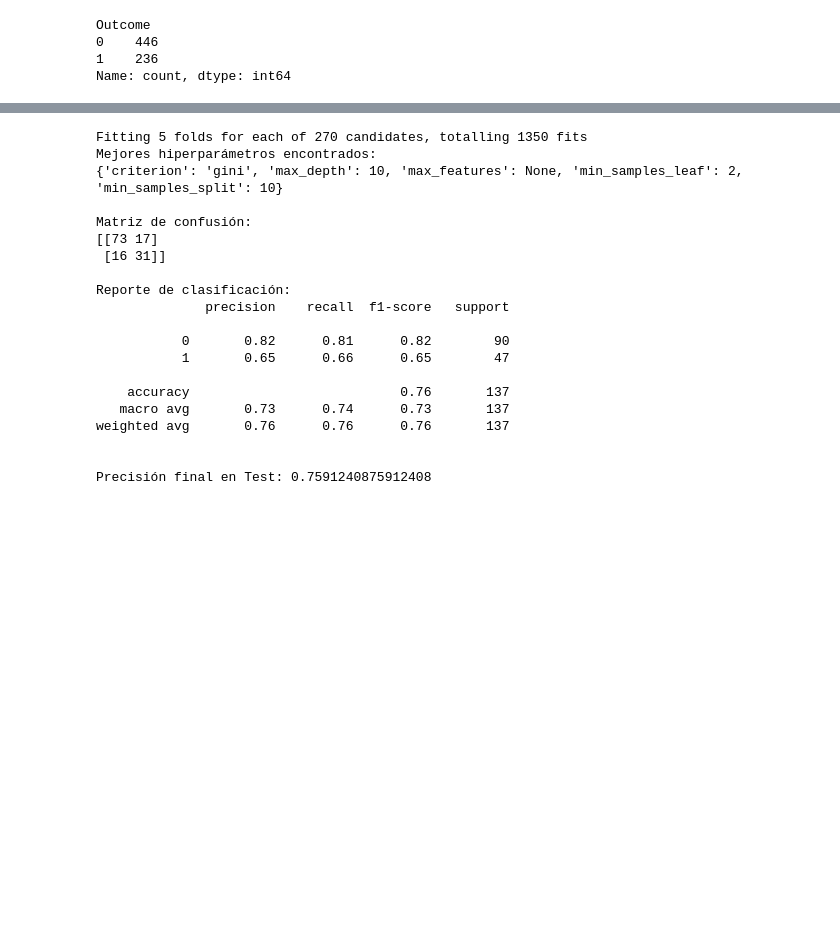
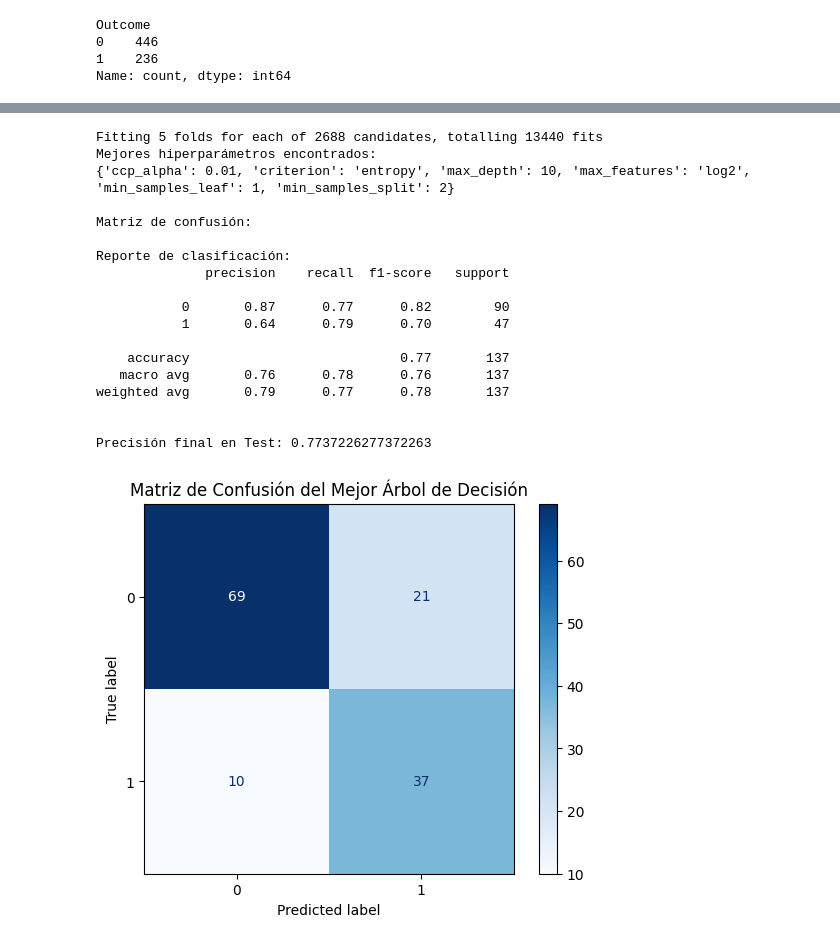
Before and after one commit to 4GeeksAcademy/Arbol2222, a Jupyter notebook: src/explore.ipynb, the cells around one changed output, grey strips where cells are left out. Cells and saved outputs as stored; diff of their text form; code cells hidden in the pictures; blank space fills up the shorter version.

```diff
--- a/src/explore.ipynb
+++ b/src/explore.ipynb
@@ -439,13 +438,14 @@ plt.show()
 # %%
-tree = DecisionTreeClassifier(random_state=42)
+tree = DecisionTreeClassifier(random_state=42 , class_weight="balanced")
 
 # hiperparámetros
 param_grid = {
     'criterion': ['gini', 'entropy'],
-    'max_depth': [3, 5, 10, 15, None],
-    'min_samples_split': [2, 5, 10],
-    'min_samples_leaf': [1, 2, 5],
-    'max_features': [None, 'sqrt', 'log2']
+    'max_depth': [3, 5, 10, 15, 20, 25, None],
+    'min_samples_split': [2, 5, 10, 20],
+    'min_samples_leaf': [1, 2, 5, 10],
+    'max_features': [None, 'sqrt', 'log2'],
+    'ccp_alpha': [0.0, 0.01, 0.02, 0.05]
 }
 
 # GridSearch
@@ -456,47 +456,46 @@ grid_search = GridSearchCV(
     scoring='accuracy',
     n_jobs=-1,
     verbose=1
 )
 
 # Entrenar
-grid_search.fit(X_train_scaled, y_train)
+grid_search.fit(X_train_scaled_balance, y_train_balanced)
 
 # Mejor combinación de parámetros
 print("Mejores hiperparámetros encontrados:")
 print(grid_search.best_params_)
 
 best_tree = grid_search.best_estimator_
 
 y_pred = best_tree.predict(X_test_scaled)
 
 print("\nMatriz de confusión:")
-print(confusion_matrix(y_test, y_pred))
-
+ConfusionMatrixDisplay(confusion_matrix=confusion_matrix(y_test, y_pred)).plot(cmap="Blues")
 print("\nReporte de clasificación:")
 print(classification_report(y_test, y_pred))
-
 print("\nPrecisión final en Test:", accuracy_score(y_test, y_pred))
+plt.title("Matriz de Confusión del Mejor Árbol de Decisión")
+plt.show()
 # %% [output]
-Fitting 5 folds for each of 270 candidates, totalling 1350 fits
+Fitting 5 folds for each of 2688 candidates, totalling 13440 fits
 Mejores hiperparámetros encontrados:
-{'criterion': 'gini', 'max_depth': 10, 'max_features': None, 'min_samples_leaf': 2, 'min_samples_split': 10}
+{'ccp_alpha': 0.01, 'criterion': 'entropy', 'max_depth': 10, 'max_features': 'log2', 'min_samples_leaf': 1, 'min_samples_split': 2}
 
 Matriz de confusión:
-[[73 17]
- [16 31]]
 
 Reporte de clasificación:
               precision    recall  f1-score   support
 
-           0       0.82      0.81      0.82        90
-           1       0.65      0.66      0.65        47
+           0       0.87      0.77      0.82        90
+           1       0.64      0.79      0.70        47
 
-    accuracy                           0.76       137
-   macro avg       0.73      0.74      0.73       137
-weighted avg       0.76      0.76      0.76       137
+    accuracy                           0.77       137
+   macro avg       0.76      0.78      0.76       137
+weighted avg       0.79      0.77      0.78       137
 
 
-Precisión final en Test: 0.7591240875912408
+Precisión final en Test: 0.7737226277372263
+[figure, added]
 # %%
 # Precisión de cada modelo
 acc_gini = accuracy_score(y_test, y_pred_gini)
```
Also changed, not shown: parts of 21 cells of this notebook, 5 other files.
